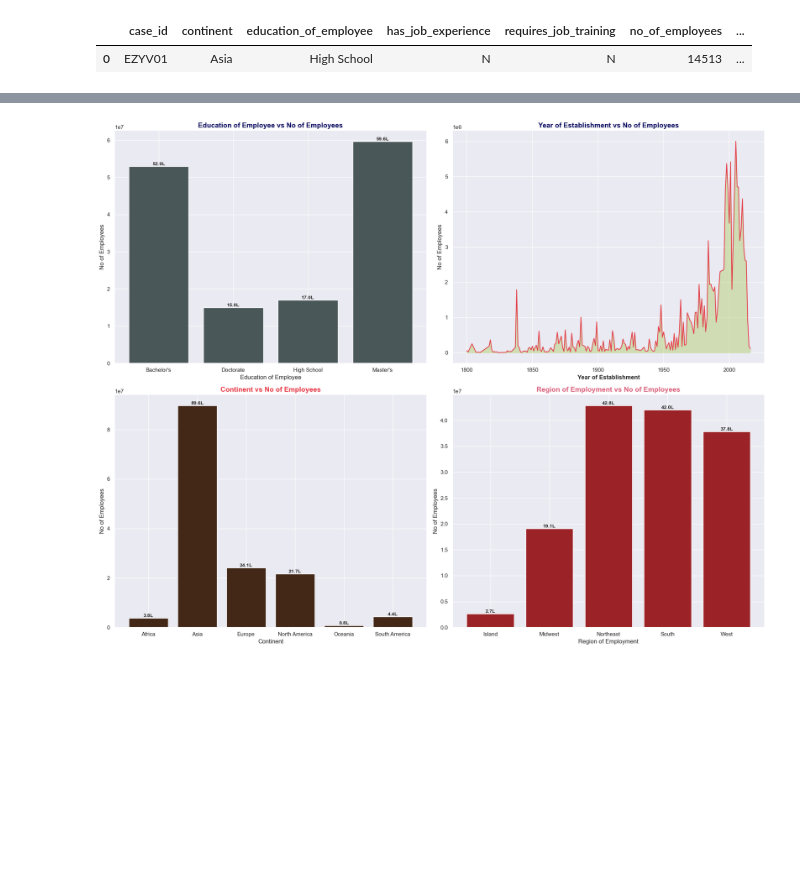
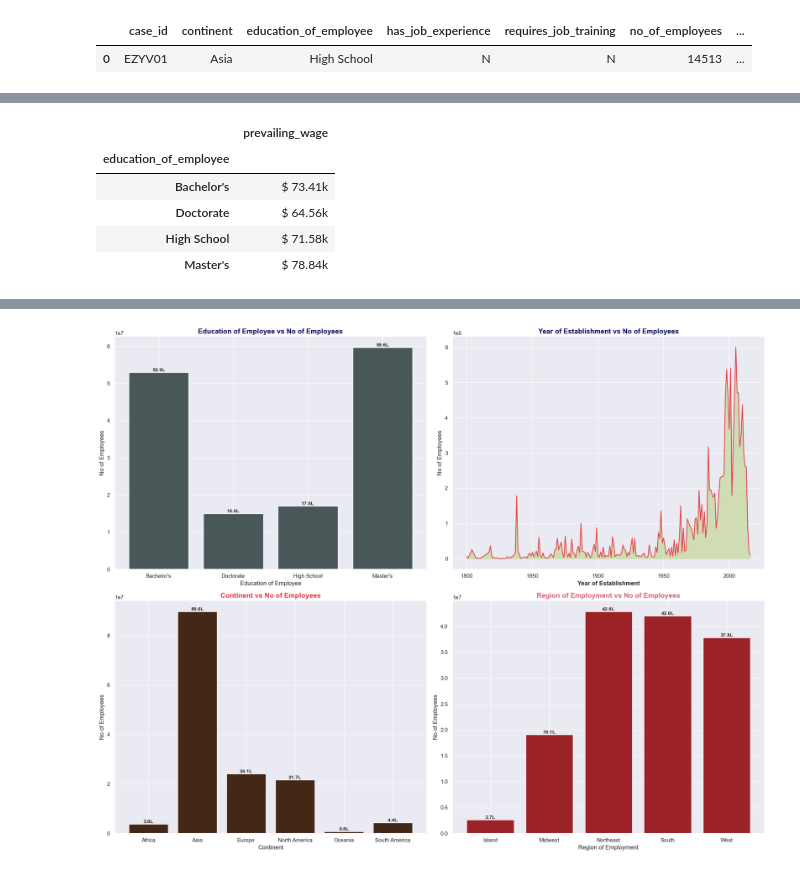
Before and after one commit to Vinodkumar-yerraballi/USA-Visa-Status-Project, a Jupyter notebook: notebook/EDA.ipynb, the cells around one changed output, grey strips where cells are left out. Drawn from its saved outputs; the diff is of its cells as text; code cells hidden in the pictures; blank space fills up the shorter version.

```diff
--- a/notebook/EDA.ipynb
+++ b/notebook/EDA.ipynb
@@ -60,3 +89,15 @@ data.head(1)
+# %%
+# Find the average salary of the each education
+average_salary_employee=data.groupby('education_of_employee')['prevailing_wage'].mean().to_frame()
+average_salary_employee['prevailing_wage']=average_salary_employee['prevailing_wage']/1000
+average_salary_employee.style.format('$ {:.2f}k').background_gradient(cmap='afmhot_r')
+# %% [output]
+|  | prevailing_wage |
+| education_of_employee |  |
+| Bachelor's | $ 73.41k |
+| Doctorate | $ 64.56k |
+| High School | $ 71.58k |
+| Master's | $ 78.84k |
 # %%
 # visa declined status rate
 data['case_status'].value_counts(normalize=True).plot(kind='pie',
```
Also changed, not shown: parts of 5 cells of this notebook.
